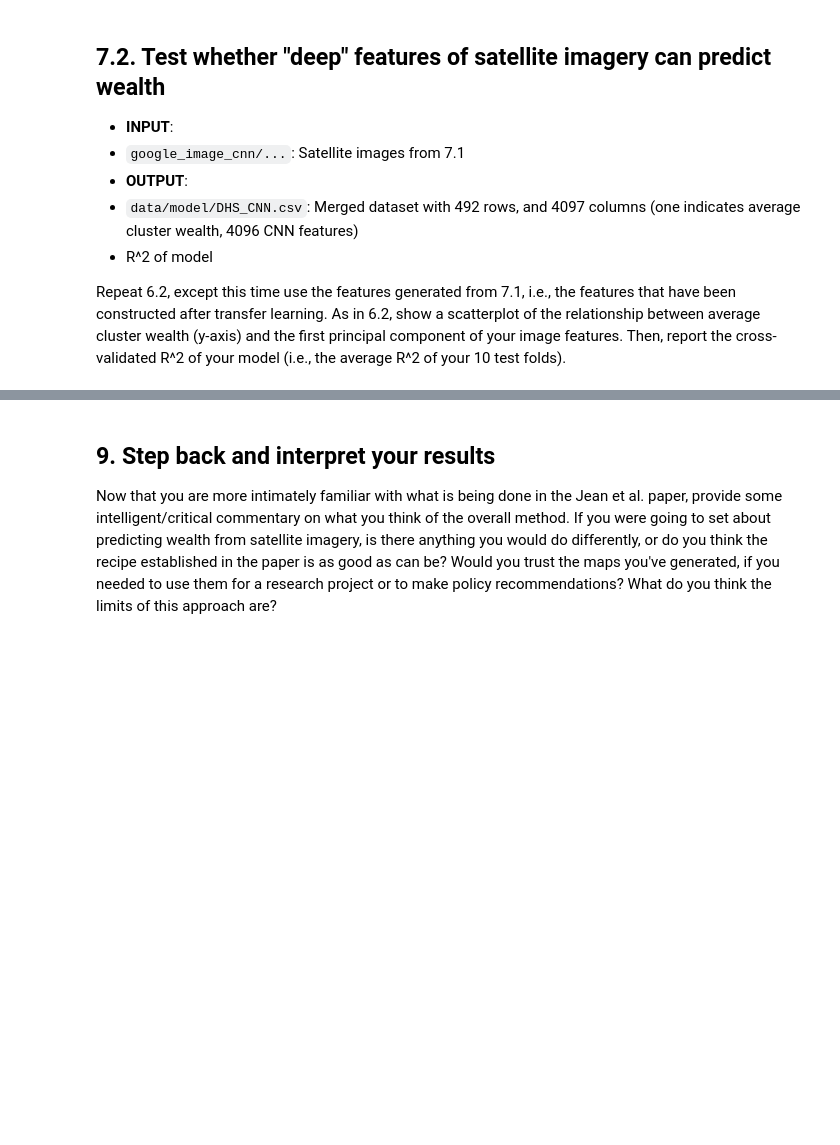
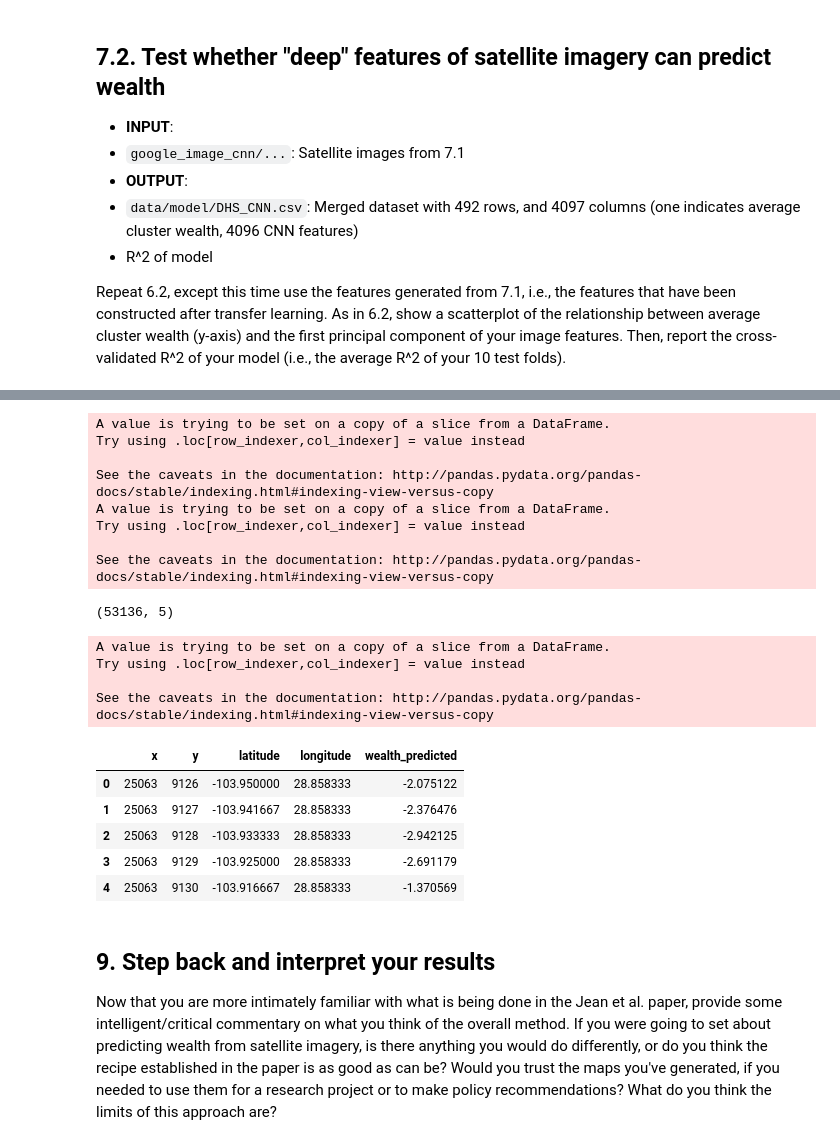
Before and after one commit to wetchler/bdd, a Jupyter notebook: PS1/BDD2019-PS1.ipynb, the cells around one changed output, grey strips where cells are left out. Cells and saved outputs as stored; diff of their text form; code cells hidden in the pictures; blank space fills up the shorter version.

Commit message:
Start setion 8 by using the RGB model to predict wealth in every imag.

```diff
--- a/PS1/BDD2019-PS1.ipynb
+++ b/PS1/BDD2019-PS1.ipynb
@@ -1425,0 +1431,39 @@ Choose your favorite model from the three daytime-based models that you have tra
+# %%
+# Rebuild the RGB model, fitting on cluster data
+X = df_rgb.loc[:,'b_max':].values
+y = df_rgb['wlthindf'].values
+
+model = Ridge(alpha=50)
+model.fit(X, y)
+
+X2 = df_image_rgb_features.loc[:,'b_max':].values
+pred = model.predict(X2)
+
+df_predictions = df_image_rgb_features[['x', 'y']]
+df_predictions['latitude'] = pd.Series([centroid_x_coords[y] for y in df_image_rgb_features['y']],
+                                       index=df_image_rgb_features.index)
+df_predictions['longitude'] = pd.Series([centroid_x_coords[x] for x in df_image_rgb_features['x']],
+                                        index=df_image_rgb_features.index)
+df_predictions['wealth_predicted'] = pd.Series(pred, index=df_image_rgb_features.index)
+print(df_predictions.shape)
+df_predictions.head()
+# %% [output]
+A value is trying to be set on a copy of a slice from a DataFrame.
+Try using .loc[row_indexer,col_indexer] = value instead
+
+See the caveats in the documentation: http://pandas.pydata.org/pandas-docs/stable/indexing.html#indexing-view-versus-copy
+A value is trying to be set on a copy of a slice from a DataFrame.
+Try using .loc[row_indexer,col_indexer] = value instead
+
+See the caveats in the documentation: http://pandas.pydata.org/pandas-docs/stable/indexing.html#indexing-view-versus-copy
+(53136, 5)
+A value is trying to be set on a copy of a slice from a DataFrame.
+Try using .loc[row_indexer,col_indexer] = value instead
+
+See the caveats in the documentation: http://pandas.pydata.org/pandas-docs/stable/indexing.html#indexing-view-versus-copy
+|  | x | y | latitude | longitude | wealth_predicted |
+| 0 | 25063 | 9126 | -103.950000 | 28.858333 | -2.075122 |
+| 1 | 25063 | 9127 | -103.941667 | 28.858333 | -2.376476 |
+| 2 | 25063 | 9128 | -103.933333 | 28.858333 | -2.942125 |
+| 3 | 25063 | 9129 | -103.925000 | 28.858333 | -2.691179 |
+| 4 | 25063 | 9130 | -103.916667 | 28.858333 | -1.370569 |
```
Also changed, not shown: parts of 4 cells of this notebook.
